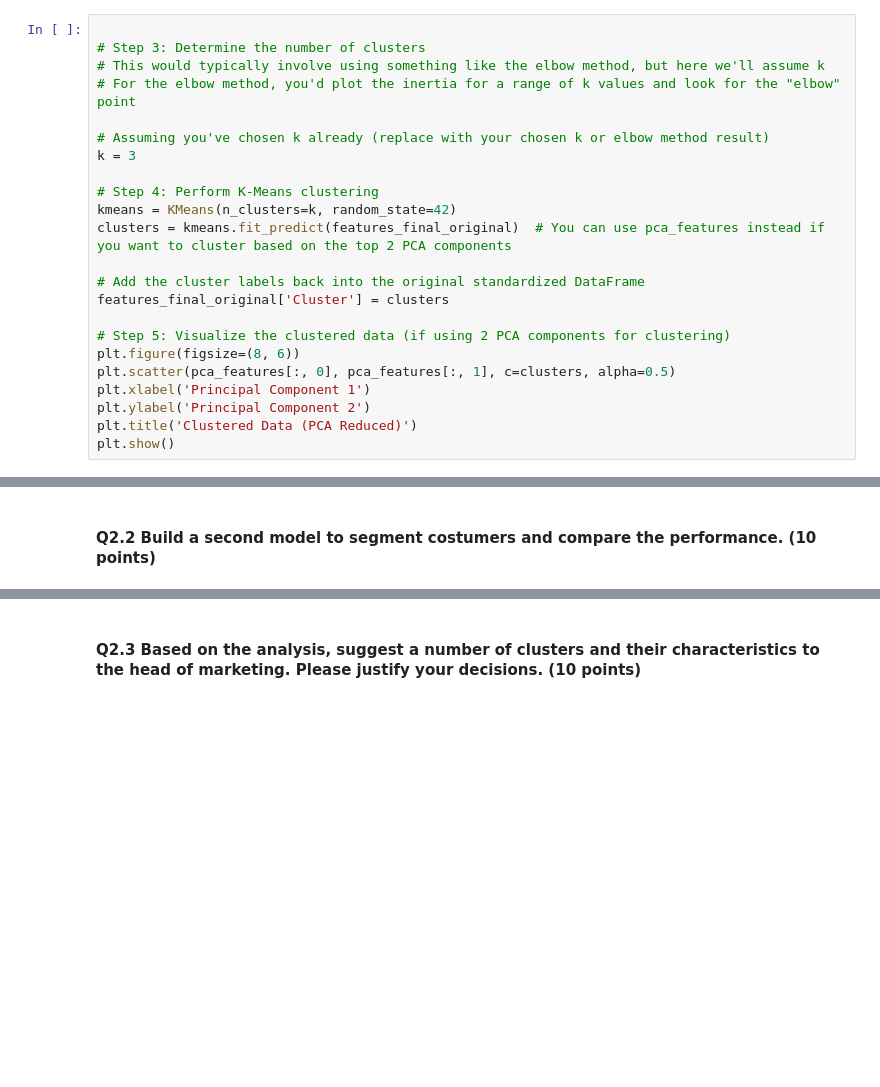
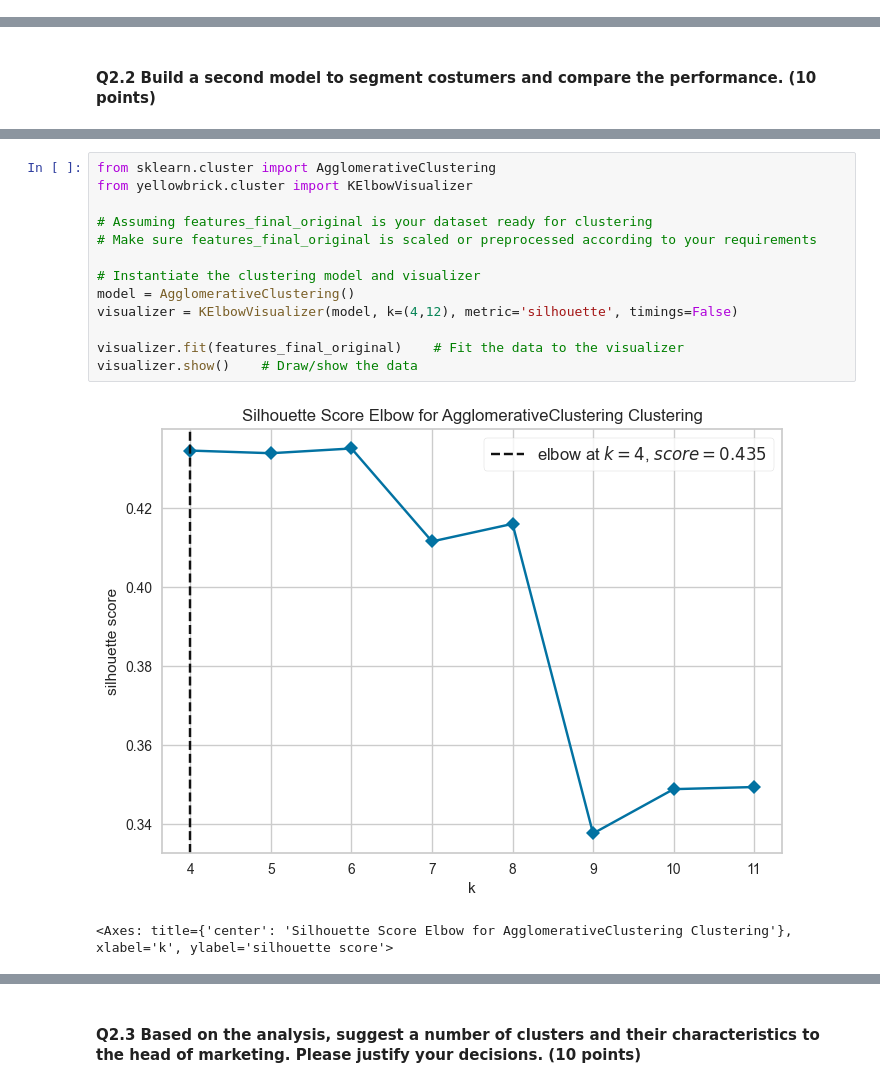
Before and after one commit to xxashwoodxx/Retail, a Jupyter notebook: Assignment 2 FarTrend.ipynb, the cells around one changed output, grey strips where cells are left out. Saved outputs shown, nothing was run; the diff lists cells and outputs as text; blank space fills up the shorter version.

```diff
--- a/Assignment 2 FarTrend.ipynb
+++ b/Assignment 2 FarTrend.ipynb
@@ -1286,23 +1245,0 @@ plt.show()
-# %%
-
-# Step 3: Determine the number of clusters
-# This would typically involve using something like the elbow method, but here we'll assume k
-# For the elbow method, you'd plot the inertia for a range of k values and look for the "elbow" point
-
-# Assuming you've chosen k already (replace with your chosen k or elbow method result)
-k = 3
-
-# Step 4: Perform K-Means clustering
-kmeans = KMeans(n_clusters=k, random_state=42)
-clusters = kmeans.fit_predict(features_final_original)  # You can use pca_features instead if you want to cluster based on the top 2 PCA components
-
-# Add the cluster labels back into the original standardized DataFrame
-features_final_original['Cluster'] = clusters
-
-# Step 5: Visualize the clustered data (if using 2 PCA components for clustering)
-plt.figure(figsize=(8, 6))
-plt.scatter(pca_features[:, 0], pca_features[:, 1], c=clusters, alpha=0.5)
-plt.xlabel('Principal Component 1')
-plt.ylabel('Principal Component 2')
-plt.title('Clustered Data (PCA Reduced)')
-plt.show()
@@ -1376,0 +1287,16 @@ plt.show()
+# %%
+from sklearn.cluster import AgglomerativeClustering
+from yellowbrick.cluster import KElbowVisualizer
+
+# Assuming features_final_original is your dataset ready for clustering
+# Make sure features_final_original is scaled or preprocessed according to your requirements
+
+# Instantiate the clustering model and visualizer
+model = AgglomerativeClustering()
+visualizer = KElbowVisualizer(model, k=(4,12), metric='silhouette', timings=False)
+
+visualizer.fit(features_final_original)    # Fit the data to the visualizer
+visualizer.show()    # Draw/show the data
+# %% [output]
+[figure, added]
+<Axes: title={'center': 'Silhouette Score Elbow for AgglomerativeClustering Clustering'}, xlabel='k', ylabel='silhouette score'>
```
Also changed, not shown: parts of 31 cells of this notebook.
